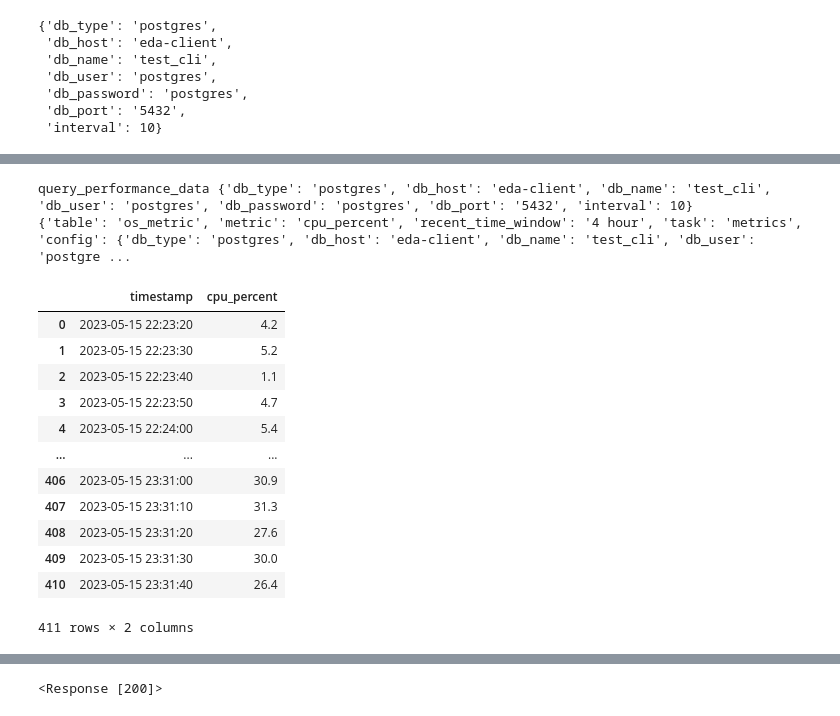
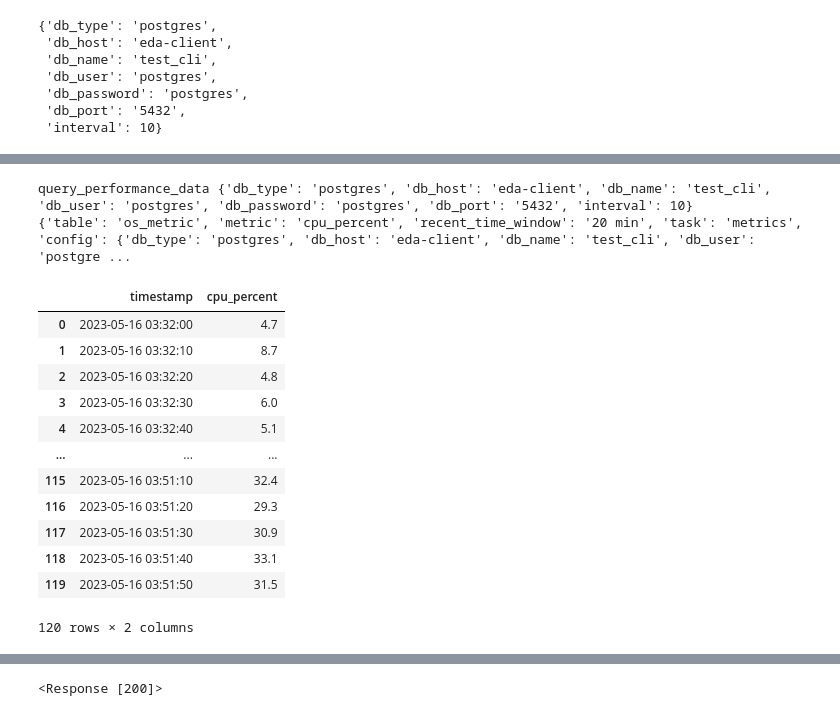
Before and after one commit to allene-ha/EDA_Framework, a Jupyter notebook: client_test.ipynb, the cells around one changed output, grey strips where cells are left out. Saved outputs shown, nothing was run; the diff lists cells and outputs as text; code cells hidden in the pictures.

```diff
--- a/client_test.ipynb
+++ b/client_test.ipynb
@@ -40,29 +876,26 @@ train_data = train_data[['timestamp','cpu_percent']]
 test_data = test_data[['timestamp','cpu_percent']]
 # %%
 # data loading
-data = query_performance_data(config, table='os_metric', metrics='cpu_percent', task='metrics', recent_time_window='4 hour')
+data = query_performance_data(config, table='os_metric', metrics='cpu_percent', task='metrics', recent_time_window='20 min')
 df = pd.DataFrame(data['metric'])
-# print(df)
-# df['timestamp'] = pd.to_datetime(df['timestamp'])
-# df.set_index('timestamp', inplace=True)
 
 df
 # %% [output]
 query_performance_data {'db_type': 'postgres', 'db_host': 'eda-client', 'db_name': 'test_cli', 'db_user': 'postgres', 'db_password': 'postgres', 'db_port': '5432', 'interval': 10}
-{'table': 'os_metric', 'metric': 'cpu_percent', 'recent_time_window': '4 hour', 'task': 'metrics', 'config': {'db_type': 'postgres', 'db_host': 'eda-client', 'db_name': 'test_cli', 'db_user': 'postgre ...
+{'table': 'os_metric', 'metric': 'cpu_percent', 'recent_time_window': '20 min', 'task': 'metrics', 'config': {'db_type': 'postgres', 'db_host': 'eda-client', 'db_name': 'test_cli', 'db_user': 'postgre ...
 |  | timestamp | cpu_percent |
-| 0 | 2023-05-15 22:23:20 | 4.2 |
-| 1 | 2023-05-15 22:23:30 | 5.2 |
-| 2 | 2023-05-15 22:23:40 | 1.1 |
-| 3 | 2023-05-15 22:23:50 | 4.7 |
-| 4 | 2023-05-15 22:24:00 | 5.4 |
+| 0 | 2023-05-16 03:32:00 | 4.7 |
+| 1 | 2023-05-16 03:32:10 | 8.7 |
+| 2 | 2023-05-16 03:32:20 | 4.8 |
+| 3 | 2023-05-16 03:32:30 | 6.0 |
+| 4 | 2023-05-16 03:32:40 | 5.1 |
 | ... | ... | ... |
-| 406 | 2023-05-15 23:31:00 | 30.9 |
-| 407 | 2023-05-15 23:31:10 | 31.3 |
-| 408 | 2023-05-15 23:31:20 | 27.6 |
-| 409 | 2023-05-15 23:31:30 | 30.0 |
-| 410 | 2023-05-15 23:31:40 | 26.4 |
+| 115 | 2023-05-16 03:51:10 | 32.4 |
+| 116 | 2023-05-16 03:51:20 | 29.3 |
+| 117 | 2023-05-16 03:51:30 | 30.9 |
+| 118 | 2023-05-16 03:51:40 | 33.1 |
+| 119 | 2023-05-16 03:51:50 | 31.5 |
-411 rows × 2 columns
+120 rows × 2 columns
 # %%
 split_date = df['timestamp'][int(len(df) * 0.7)]
 train_df = df[df['timestamp'] <= split_date]
```
Also changed, not shown: parts of 8 cells of this notebook, 1 other file.
